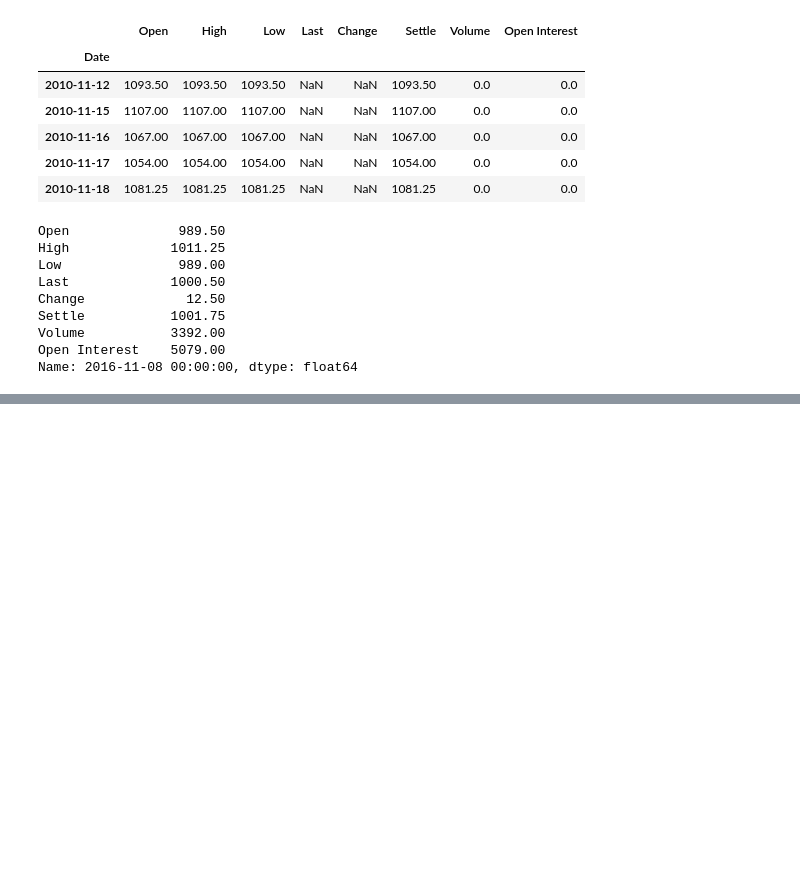
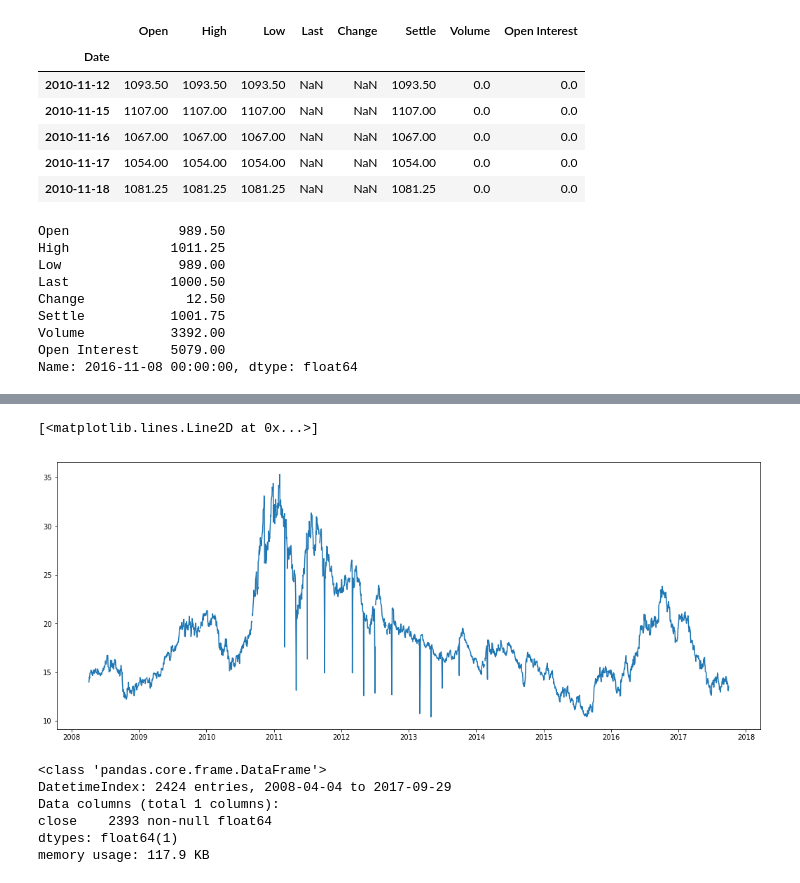
Before and after one commit to franko003/Commodity_TS_Analysis, a Jupyter notebook: notebooks/data_collection_&_cleaning.ipynb, the cells around one changed output, grey strips where cells are left out. Drawn from its saved outputs; the diff is of its cells as text; code cells hidden in the pictures; blank space fills up the shorter version.

```diff
--- a/notebooks/data_collection_&_cleaning.ipynb
+++ b/notebooks/data_collection_&_cleaning.ipynb
@@ -432,0 +358,23 @@ def get_quandl_df(product, product_map, start_year, end_year, api_key):
+# %%
+product = 'SB'
+start_year = 2011
+end_year = 2017
+# %%
+sugar_list = get_quandl_df(product, product_map, start_year, end_year, api_key='Hv95pPh1xQWzt5DFhxS7')
+# %%
+sugar_ts = combine_dfs(sugar_list)
+# %%
+plt.figure(figsize=(18,7))
+plt.plot(sugar_ts)
+# %% [output]
+[<matplotlib.lines.Line2D at 0x...>]
+[figure, added]
+# %%
+sugar_ts.info()
+# %% [output]
+<class 'pandas.core.frame.DataFrame'>
+DatetimeIndex: 2424 entries, 2008-04-04 to 2017-09-29
+Data columns (total 1 columns):
+close    2393 non-null float64
+dtypes: float64(1)
+memory usage: 117.9 KB
```
Also changed, not shown: parts of 68 cells of this notebook, 9 other files.
